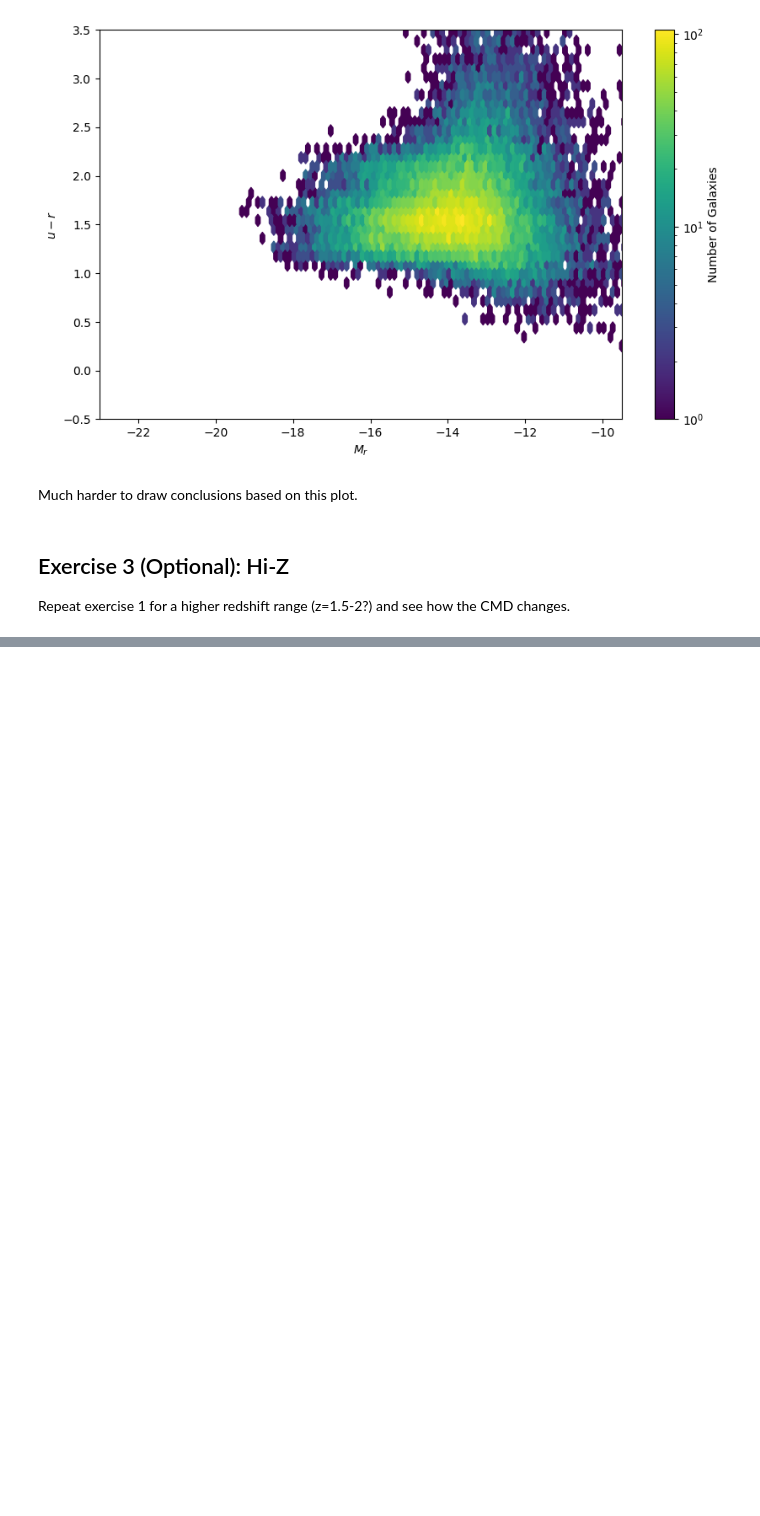
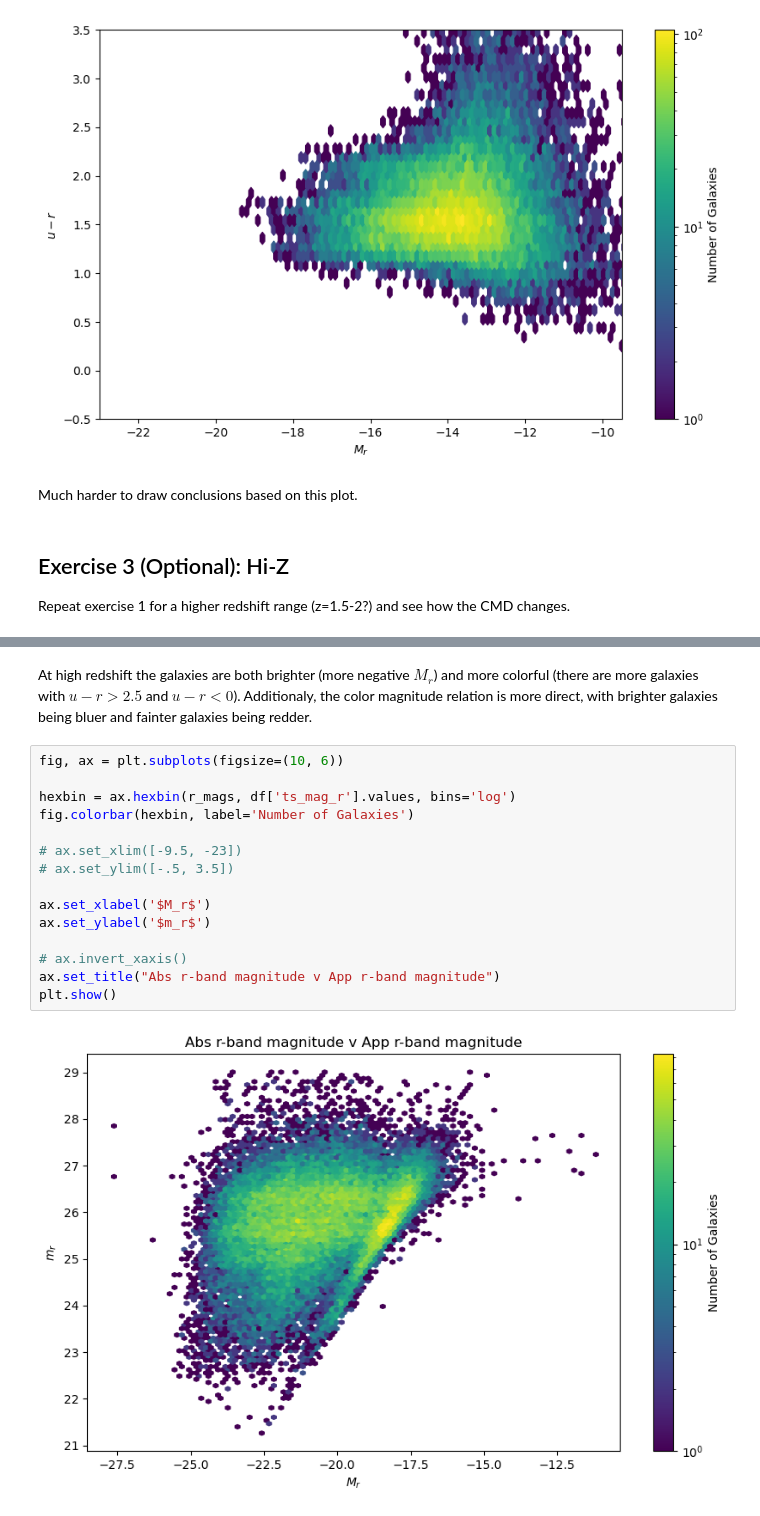
Before and after one commit to ykwang1/astr597-survey-science, a Jupyter notebook: HW/HW5.ipynb, the cells around one changed output, grey strips where cells are left out. Drawn from its saved outputs; the diff is of its cells as text; blank space fills up the shorter version.

```diff
--- a/HW/HW5.ipynb
+++ b/HW/HW5.ipynb
@@ -449,0 +512,19 @@ Repeat exercise 1 for a higher redshift range (z=1.5-2?) and see how the CMD cha
+# %% [markdown]
+At high redshift the galaxies are both brighter (more negative $M_r$) and more colorful (there are more galaxies with $u-r \gt 2.5$ and $u-r \lt 0$). Additionaly, the color magnitude relation is more direct, with brighter galaxies being bluer and fainter galaxies being redder.
+# %%
+fig, ax = plt.subplots(figsize=(10, 6))
+
+hexbin = ax.hexbin(r_mags, df['ts_mag_r'].values, bins='log')
+fig.colorbar(hexbin, label='Number of Galaxies')
+
+# ax.set_xlim([-9.5, -23])
+# ax.set_ylim([-.5, 3.5])
+
+ax.set_xlabel('$M_r$')
+ax.set_ylabel('$m_r$')
+
+# ax.invert_xaxis()
+ax.set_title("Abs r-band magnitude v App r-band magnitude")
+plt.show()
+# %% [output]
+[figure, added]
```
Also changed, not shown: parts of 9 cells of this notebook.
